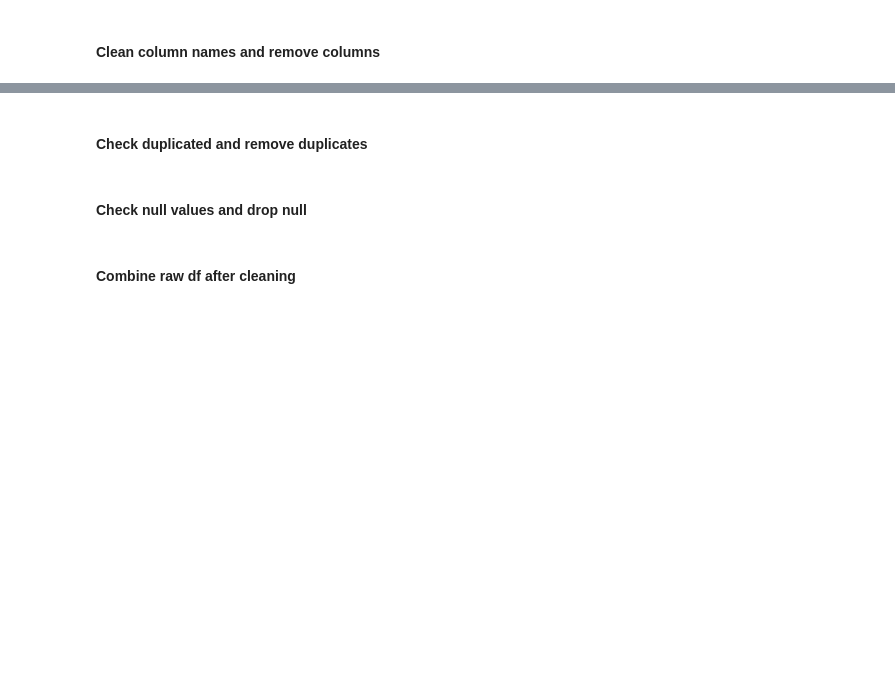
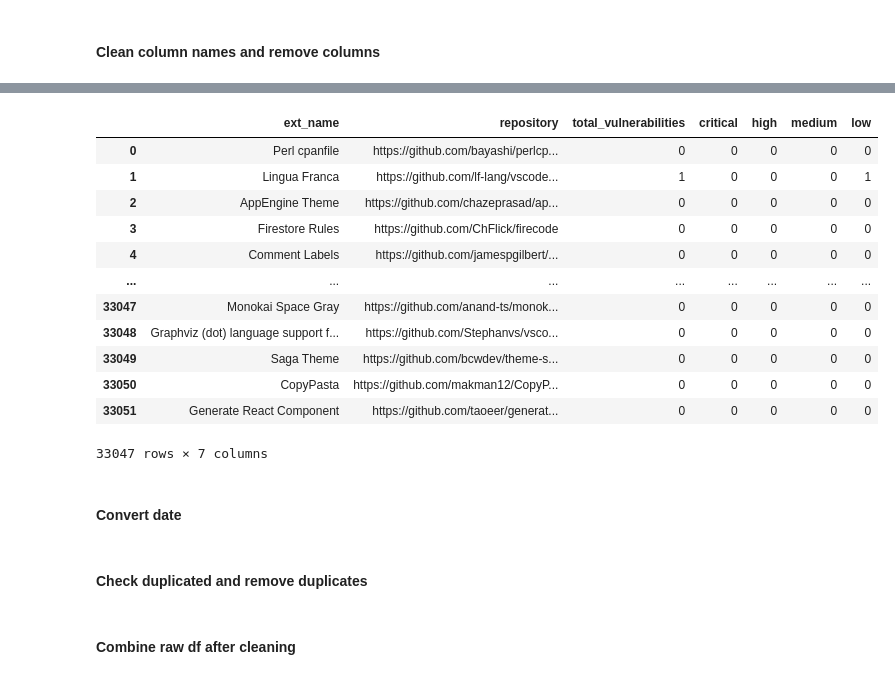
Before and after one commit to Ironhack-DA-Course/proj-final, a Jupyter notebook: notebooks/data_preprocessing.ipynb, the cells around one changed output, grey strips where cells are left out. Saved outputs shown, nothing was run; the diff lists cells and outputs as text; code cells hidden in the pictures; blank space fills up the shorter version.

```diff
--- a/notebooks/data_preprocessing.ipynb
+++ b/notebooks/data_preprocessing.ipynb
@@ -79,6 +118,4 @@ for val in raw_files.values():
 # %%
-df_scraped = df_scraped.drop(["id", "description"], axis = 1)
-df_verified = df_verified.drop(["publisher", "install_count"],axis = 1).rename(columns = {"extension_name": "name","source_code":"repository"})
-df_vulnerable = df_vulnerable.drop(["repository_name", "critical_vulnerability_names", "high_vulnerability_names", "medium_vulnerability_names", "low_vulnerability_names"],axis = 1).rename(columns = {"extension_name": "name", "repository_link":"repository"})
-
-df_scraped.columns, df_verified.columns, df_vulnerable.columns
+df_scraped = df_scraped.drop(["id", "description"], axis = 1).add_prefix("ext_") #avoid overfitting for model training, add prefix to cols
+df_verified = df_verified.drop(["install_count"],axis = 1).rename(columns = {"extension_name":"ext_name", "publisher": "ext_publisher", "source_code":"repository"}) # install_count of extension in this df not updated
+df_vulnerable = df_vulnerable.drop(["repository_name", "critical_vulnerability_names", "high_vulnerability_names", "medium_vulnerability_names", "low_vulnerability_names"],axis = 1).rename(columns = {"extension_name": "ext_name", "repository_link":"repository"})
@@ -84,0 +161,19 @@ df_scraped.columns, df_verified.columns, df_vulnerable.columns
+# %%
+df_vulnerable = df_vulnerable[~df_vulnerable["ext_name"].isna()]
+df_vulnerable
+# %% [output]
+|  | ext_name | repository | total_vulnerabilities | critical | high | medium | low |
+| 0 | Perl cpanfile | https://github.com/bayashi/perlcp... | 0 | 0 | 0 | 0 | 0 |
+| 1 | Lingua Franca | https://github.com/lf-lang/vscode... | 1 | 0 | 0 | 0 | 1 |
+| 2 | AppEngine Theme | https://github.com/chazeprasad/ap... | 0 | 0 | 0 | 0 | 0 |
+| 3 | Firestore Rules | https://github.com/ChFlick/firecode | 0 | 0 | 0 | 0 | 0 |
+| 4 | Comment Labels | https://github.com/jamespgilbert/... | 0 | 0 | 0 | 0 | 0 |
+| ... | ... | ... | ... | ... | ... | ... | ... |
+| 33047 | Monokai Space Gray | https://github.com/anand-ts/monok... | 0 | 0 | 0 | 0 | 0 |
+| 33048 | Graphviz (dot) language support f... | https://github.com/Stephanvs/vsco... | 0 | 0 | 0 | 0 | 0 |
+| 33049 | Saga Theme | https://github.com/bcwdev/theme-s... | 0 | 0 | 0 | 0 | 0 |
+| 33050 | CopyPasta | https://github.com/makman12/CopyP... | 0 | 0 | 0 | 0 | 0 |
+| 33051 | Generate React Component | https://github.com/taoeer/generat... | 0 | 0 | 0 | 0 | 0 |
+33047 rows × 7 columns
+# %% [markdown]
+#### Convert date
@@ -88,5 +189,3 @@ df_scraped.columns, df_verified.columns, df_vulnerable.columns
 df_scraped = df_scraped.drop_duplicates(subset=["name","publisher"])
 df_verified = df_verified.drop_duplicates(subset=["name","repository"])
 df_vulnerable = df_vulnerable.drop_duplicates(subset=["name","repository"])
-# %% [markdown]
-#### Check null values and drop null
```
Also changed, not shown: parts of 14 cells of this notebook, 6 other files.
